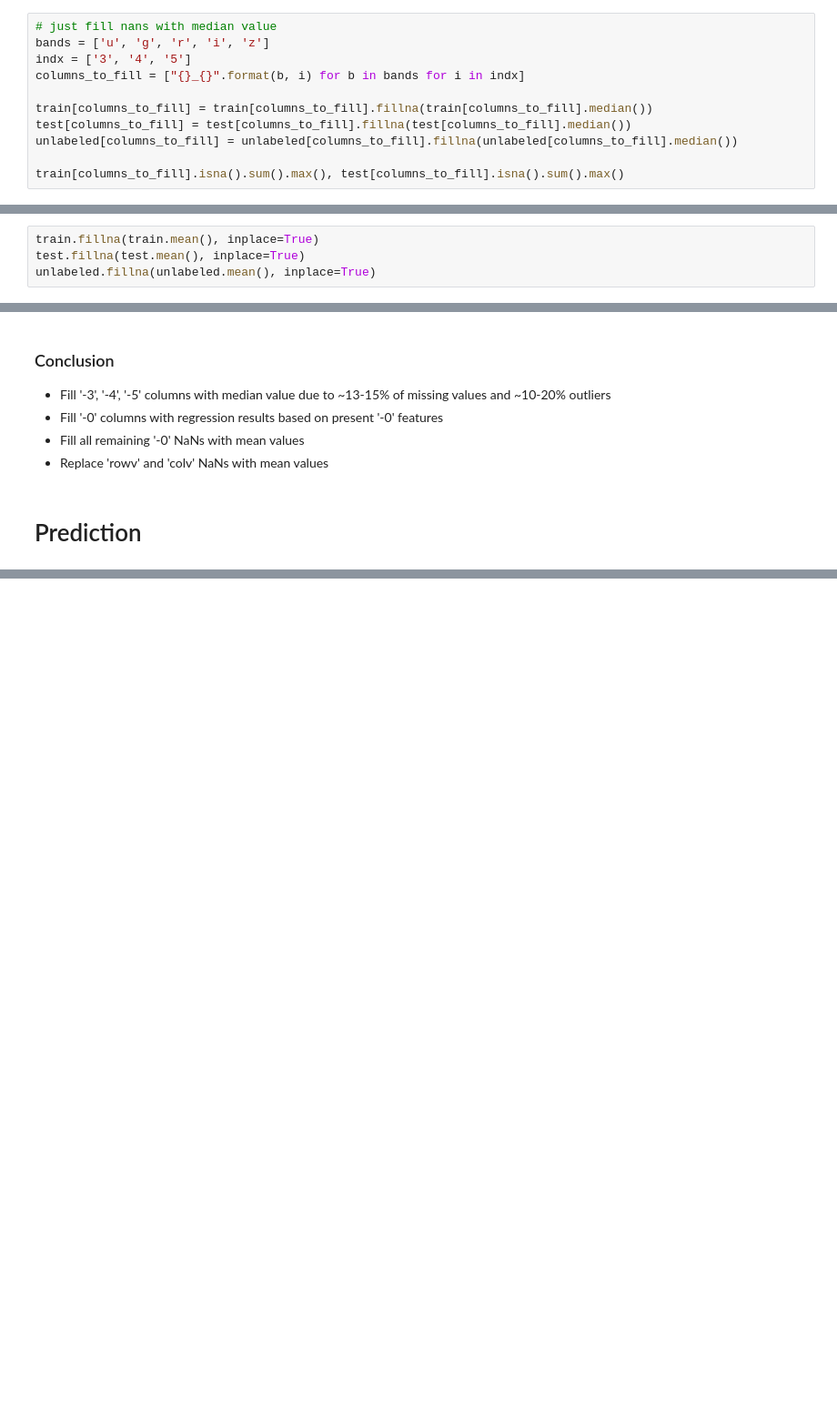
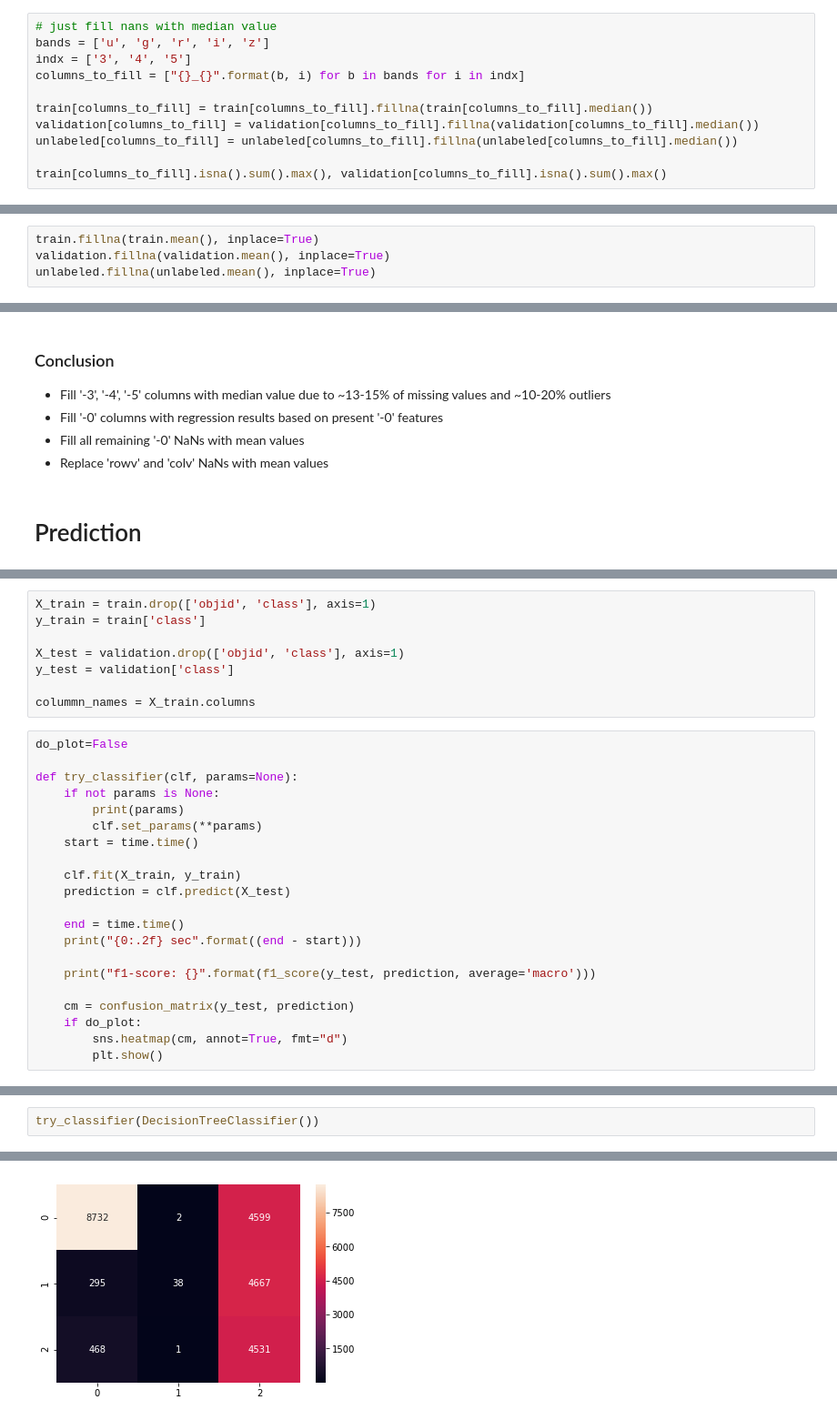
Before and after one commit to alyabogd/NightSkyTask, a Jupyter notebook: sky_data.ipynb, the cells around one changed output, grey strips where cells are left out. Shown at 91% size. Saved outputs shown, nothing was run; the diff lists cells and outputs as text; blank space fills up the shorter version.

Commit message:
First predictions

```diff
--- a/sky_data.ipynb
+++ b/sky_data.ipynb
@@ -524,10 +573,10 @@ indx = ['3', '4', '5']
 columns_to_fill = ["{}_{}".format(b, i) for b in bands for i in indx]
 
 train[columns_to_fill] = train[columns_to_fill].fillna(train[columns_to_fill].median())
-test[columns_to_fill] = test[columns_to_fill].fillna(test[columns_to_fill].median())
+validation[columns_to_fill] = validation[columns_to_fill].fillna(validation[columns_to_fill].median())
 unlabeled[columns_to_fill] = unlabeled[columns_to_fill].fillna(unlabeled[columns_to_fill].median())
 
-train[columns_to_fill].isna().sum().max(), test[columns_to_fill].isna().sum().max()
+train[columns_to_fill].isna().sum().max(), validation[columns_to_fill].isna().sum().max()
 # %% [output]
 (0, 0)
 # %% [markdown]
@@ -558,6 +607,6 @@ Columns are both missing or both present in train and unlabeled datasets. Assume
 As we checked before, columns are probably not relevant to class prediction
 # %%
 train.fillna(train.mean(), inplace=True)
-test.fillna(test.mean(), inplace=True)
+validation.fillna(validation.mean(), inplace=True)
 unlabeled.fillna(unlabeled.mean(), inplace=True)
 # %%
@@ -581,0 +655,29 @@ train.shape, test.shape
+# %%
+X_train = train.drop(['objid', 'class'], axis=1)
+y_train = train['class']
+
+X_test = validation.drop(['objid', 'class'], axis=1)
+y_test = validation['class']
+
+colummn_names = X_train.columns
+# %%
+do_plot=False
+
+def try_classifier(clf, params=None):
+    if not params is None:
+        print(params)
+        clf.set_params(**params)
+    start = time.time()
+
+    clf.fit(X_train, y_train)
+    prediction = clf.predict(X_test)
+
+    end = time.time()
+    print("{0:.2f} sec".format((end - start)))
+
+    print("f1-score: {}".format(f1_score(y_test, prediction, average='macro')))
+
+    cm = confusion_matrix(y_test, prediction)
+    if do_plot:
+        sns.heatmap(cm, annot=True, fmt="d")
+        plt.show()
@@ -581,0 +845,3 @@ train.shape, test.shape
+# %%
+try_classifier(DecisionTreeClassifier())
+# %% [output]
@@ -581,0 +850 @@ train.shape, test.shape
+[figure, added]
```
Also changed, not shown: parts of 38 cells of this notebook.
